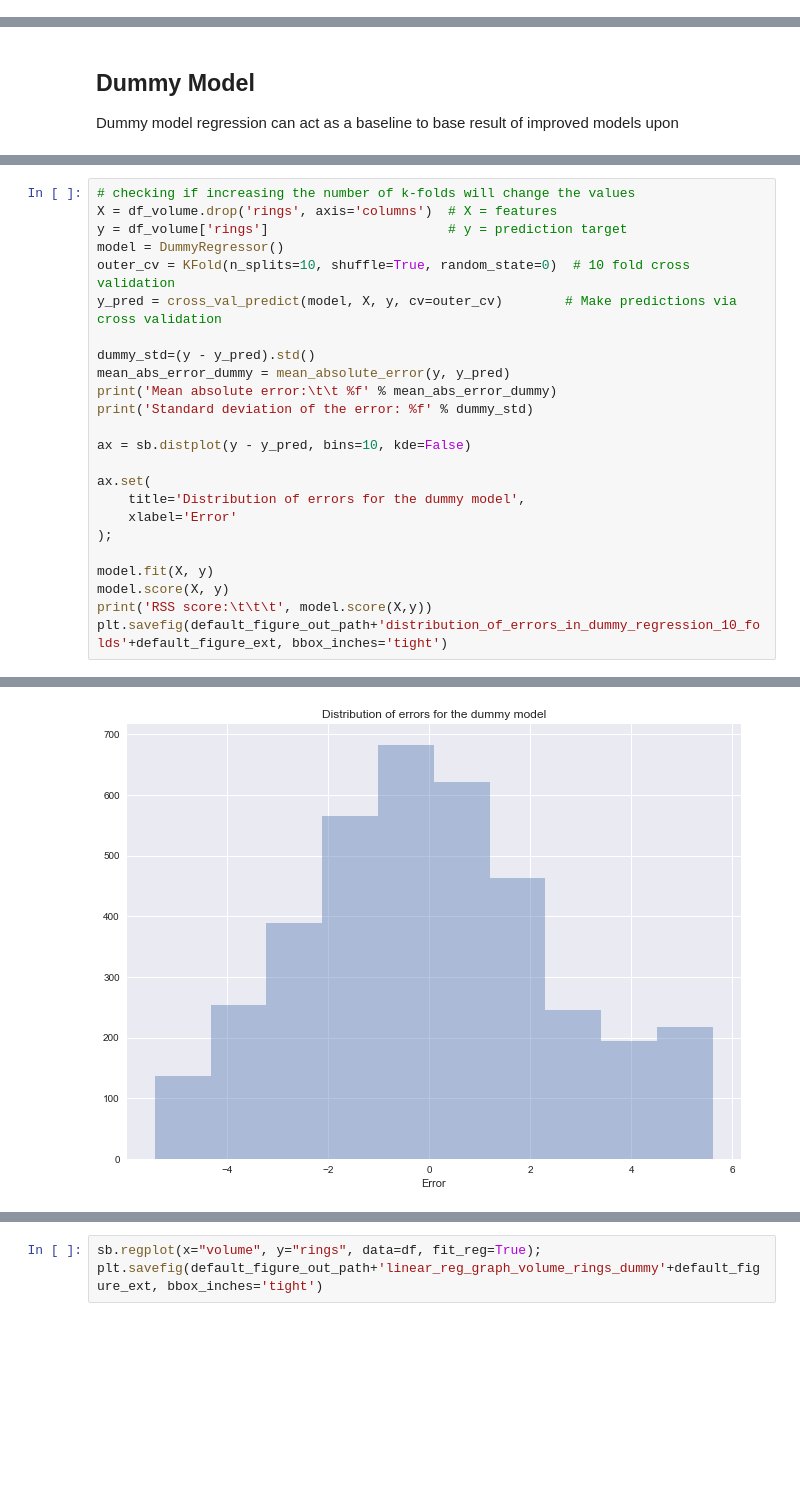
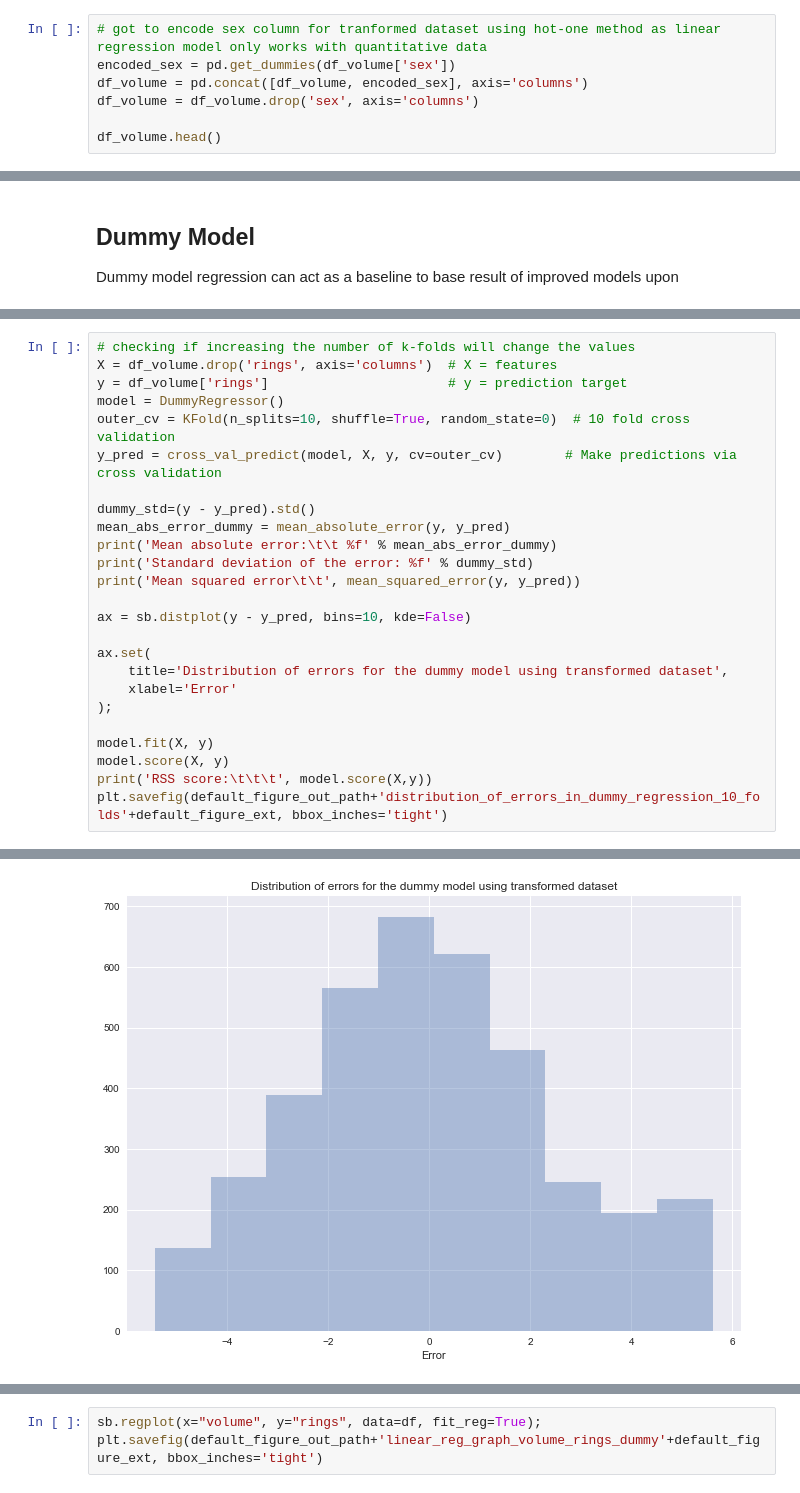
Before and after one commit to viciouspetal/data-analytics-notebook, a Jupyter notebook: Assignment workbook.ipynb, the cells around one changed output, grey strips where cells are left out. Saved outputs shown, nothing was run; the diff lists cells and outputs as text; blank space fills up the shorter version.

```diff
--- a/Assignment workbook.ipynb
+++ b/Assignment workbook.ipynb
@@ -615,3 +655,10 @@ df.head()
 | 2 | 0.530 | 0.420 | 0.135 | 0.6770 | 0.2565 | 0.1415 | 0.210 | 9.0 | ... |
 | 3 | 0.440 | 0.365 | 0.125 | 0.5160 | 0.2155 | 0.1140 | 0.155 | 10.0 | ... |
 | 4 | 0.330 | 0.255 | 0.080 | 0.2050 | 0.0895 | 0.0395 | 0.055 | 7.0 | ... |
+# %%
+# got to encode sex column for tranformed dataset using hot-one method as linear regression model only works with quantitative data
+encoded_sex = pd.get_dummies(df_volume['sex'])
+df_volume = pd.concat([df_volume, encoded_sex], axis='columns')
+df_volume = df_volume.drop('sex', axis='columns')
+
+df_volume.head()
@@ -711,11 +735,12 @@ dummy_std=(y - y_pred).std()
 mean_abs_error_dummy = mean_absolute_error(y, y_pred)
 print('Mean absolute error:\t\t %f' % mean_abs_error_dummy)
 print('Standard deviation of the error: %f' % dummy_std)
+print('Mean squared error\t\t', mean_squared_error(y, y_pred))
 
 ax = sb.distplot(y - y_pred, bins=10, kde=False)
 
 ax.set(
-    title='Distribution of errors for the dummy model',
+    title='Distribution of errors for the dummy model using transformed dataset',
     xlabel='Error'
 );
 
@@ -729,2 +755,2 @@ Standard deviation of the error: 2.337529
 RSS score:                       0.0
-[figure, old version]
+[figure, new version]
```
Also changed, not shown: parts of 42 cells of this notebook.
